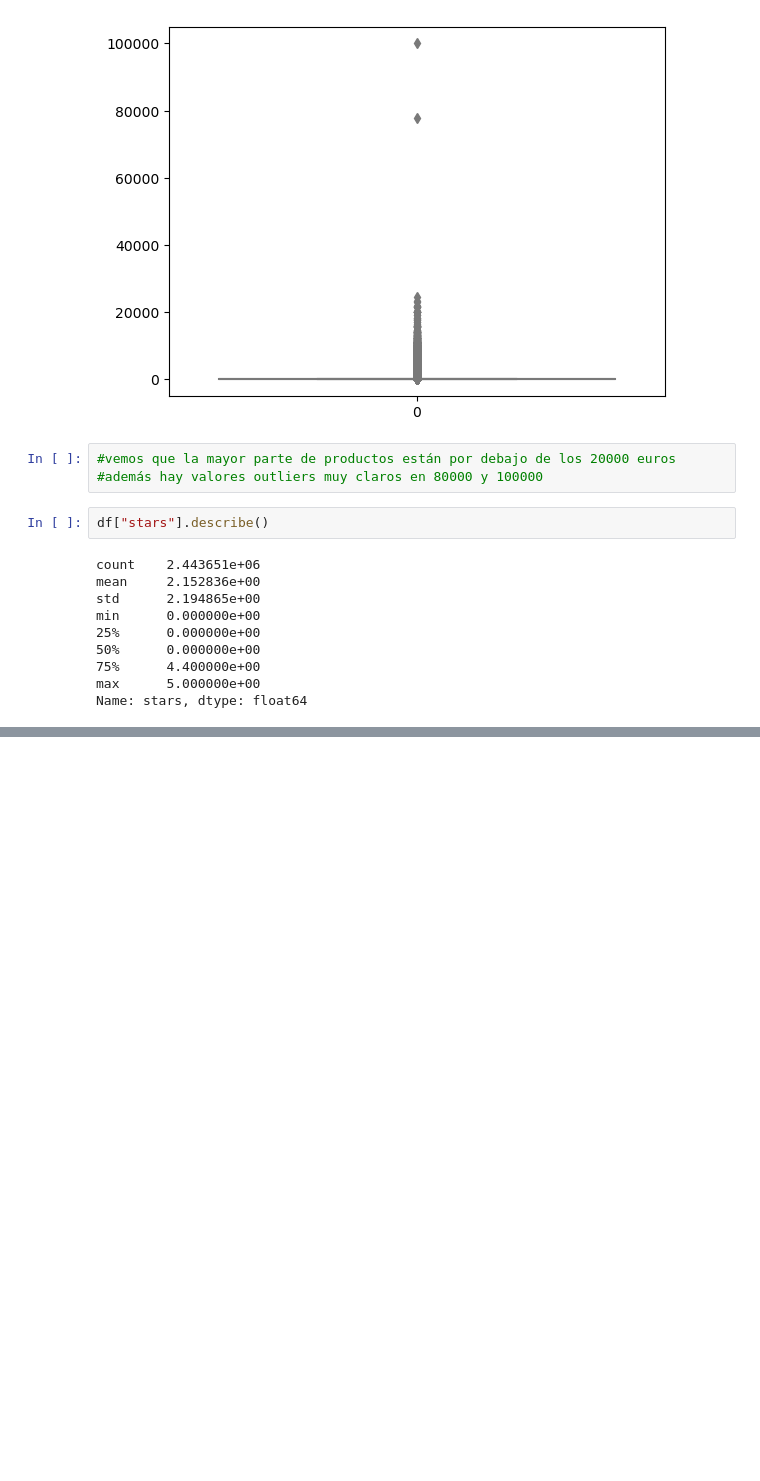
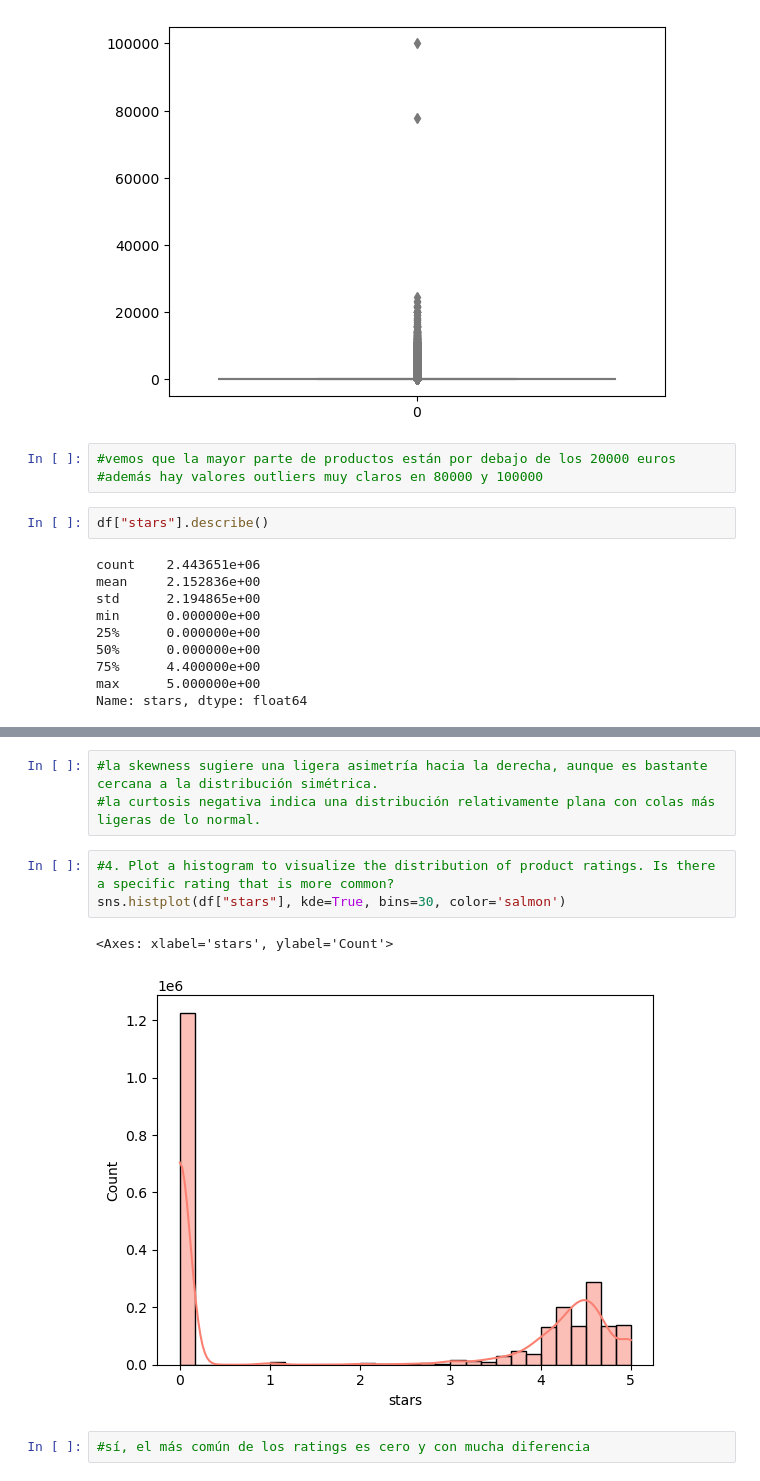
Before and after one commit to alicia-perez-diez/lab-eda-univariate, a Jupyter notebook: lab_solution.ipynb, the cells around one changed output, grey strips where cells are left out. Cells and saved outputs as stored; diff of their text form; blank space fills up the shorter version.

```diff
--- a/lab_solution.ipynb
+++ b/lab_solution.ipynb
@@ -109,0 +124,11 @@ Name: stars, dtype: float64
+# %%
+#la skewness sugiere una ligera asimetría hacia la derecha, aunque es bastante cercana a la distribución simétrica.
+#la curtosis negativa indica una distribución relativamente plana con colas más ligeras de lo normal.
+# %%
+#4. Plot a histogram to visualize the distribution of product ratings. Is there a specific rating that is more common?
+sns.histplot(df["stars"], kde=True, bins=30, color='salmon')
+# %% [output]
+<Axes: xlabel='stars', ylabel='Count'>
+[figure, added]
+# %%
+#sí, el más común de los ratings es cero y con mucha diferencia
```
Also changed, not shown: parts of 7 cells of this notebook.
